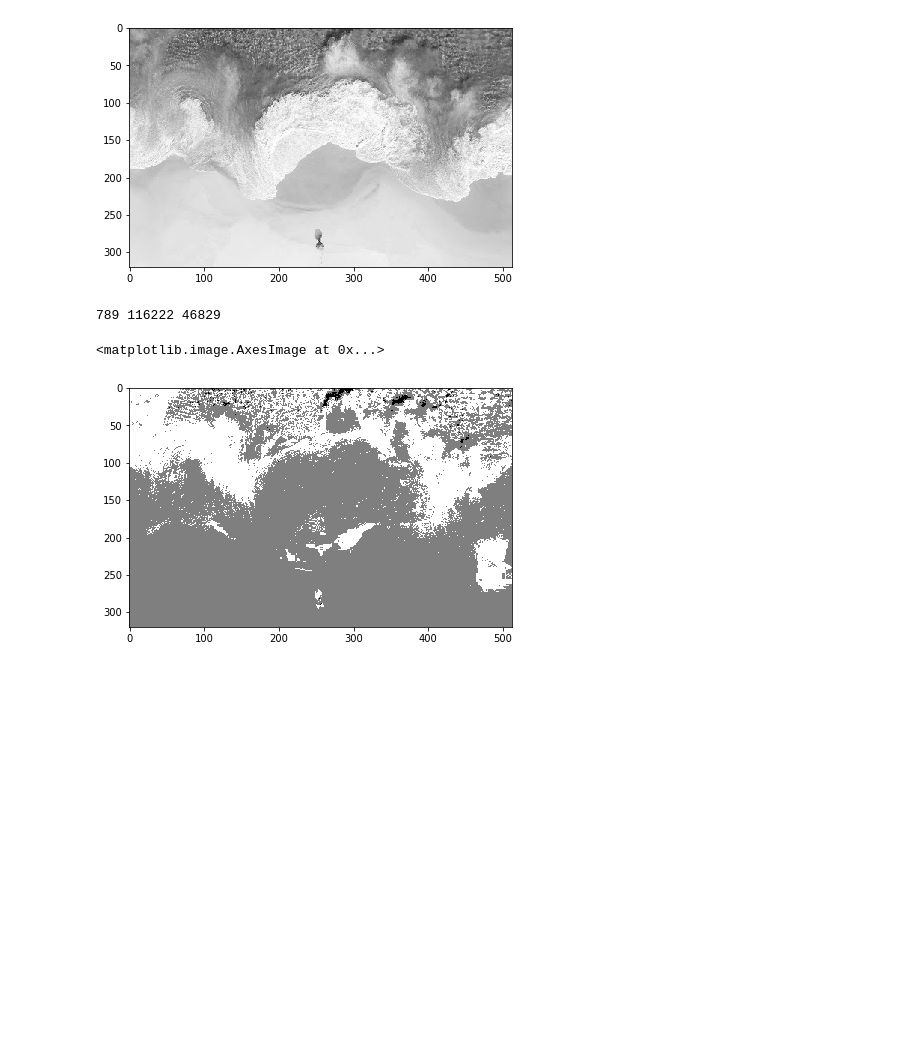
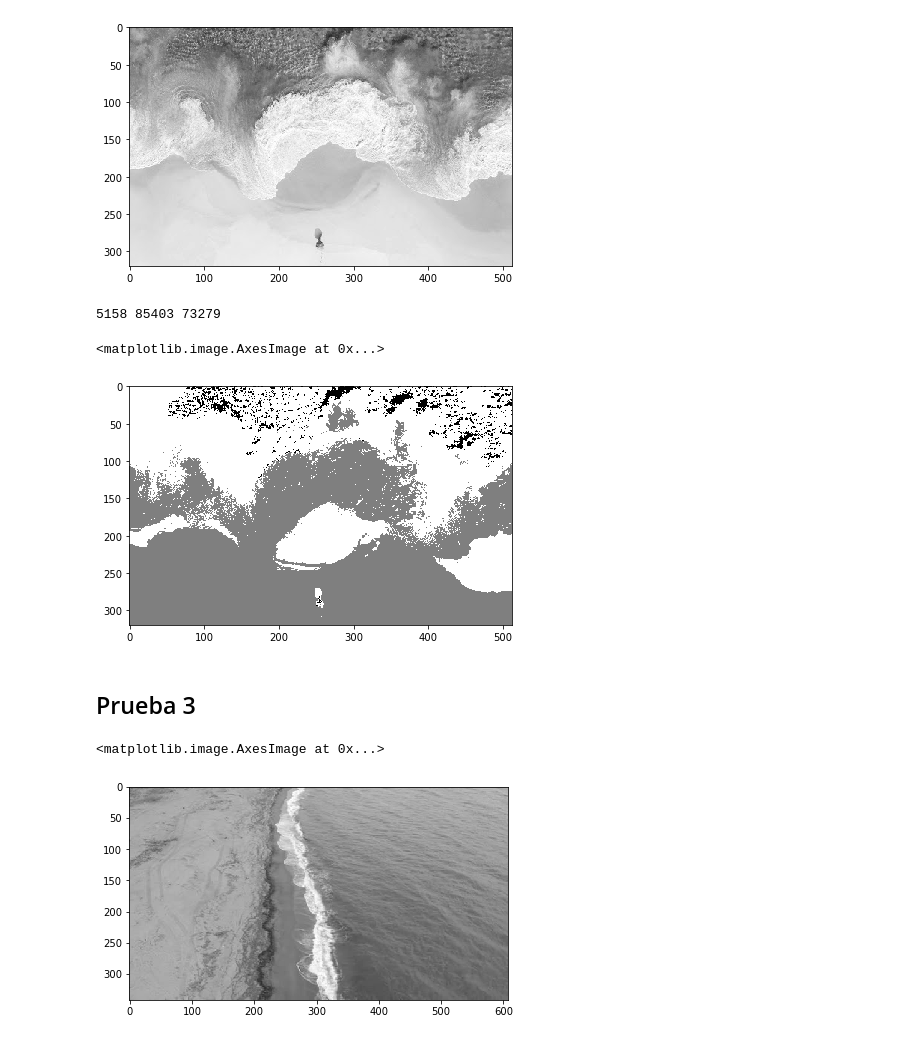
Before and after one commit to IanRamRev/Reconocimiento-de-Patrones, a Jupyter notebook: Practica2/NaiveBayes.ipynb, the cells around one changed output. Cells and saved outputs as stored; diff of their text form; code cells hidden in the pictures; blank space fills up the shorter version.

```diff
--- a/Practica2/NaiveBayes.ipynb
+++ b/Practica2/NaiveBayes.ipynb
@@ -191,10 +185,9 @@ for i in range(len(prueba2)):
         y = [0,0,0]
         for k in range(len(ROI_media)):
             x = prueba2[i][j]
-            denominador = 1/(math.sqrt(2 * math.pi) * roi_var[k])
-            cociente_Exp = (((x - ROI_media[k]) * (x-ROI_media[k])) / (2 * (roi_var[k]) * (roi_var[k])))
-            exp = math.exp(-cociente_Exp)
-            y[k] = cociente * exp
+            denominador = 1 / (math.sqrt(2 * math.pi * roi_var[k]) )
+            cociente_Exp = ( ((x - ROI_media[k]) * (x-ROI_media[k])) / (roi_var[k]) )
+            y[k] = denominador * math.exp( (-1/2) * cociente_Exp)
 
         classif = y.index(max(y))
         if classif == 0:
@@ -213,6 +206,16 @@ for i in range(len(prueba2)):
 print(c0, c1, c2)
 io.imshow(prueba2)
 # %% [output]
-789 116222 46829
+5158 85403 73279
 <matplotlib.image.AxesImage at 0x...>
-[figure, old version]
+[figure, new version]
+# %% [markdown]
+## Prueba 3
+# %%
+img3 = io.imread('.\\Imagenes\\Img3.jpg')
+test3 = cv2.cvtColor(img3, cv2.COLOR_RGB2GRAY)
+prueba3 = test3.copy()
+io.imshow(prueba3)
+# %% [output]
+<matplotlib.image.AxesImage at 0x...>
+[figure, added]
```
Also changed, not shown: parts of 17 cells of this notebook, 6 other files.
